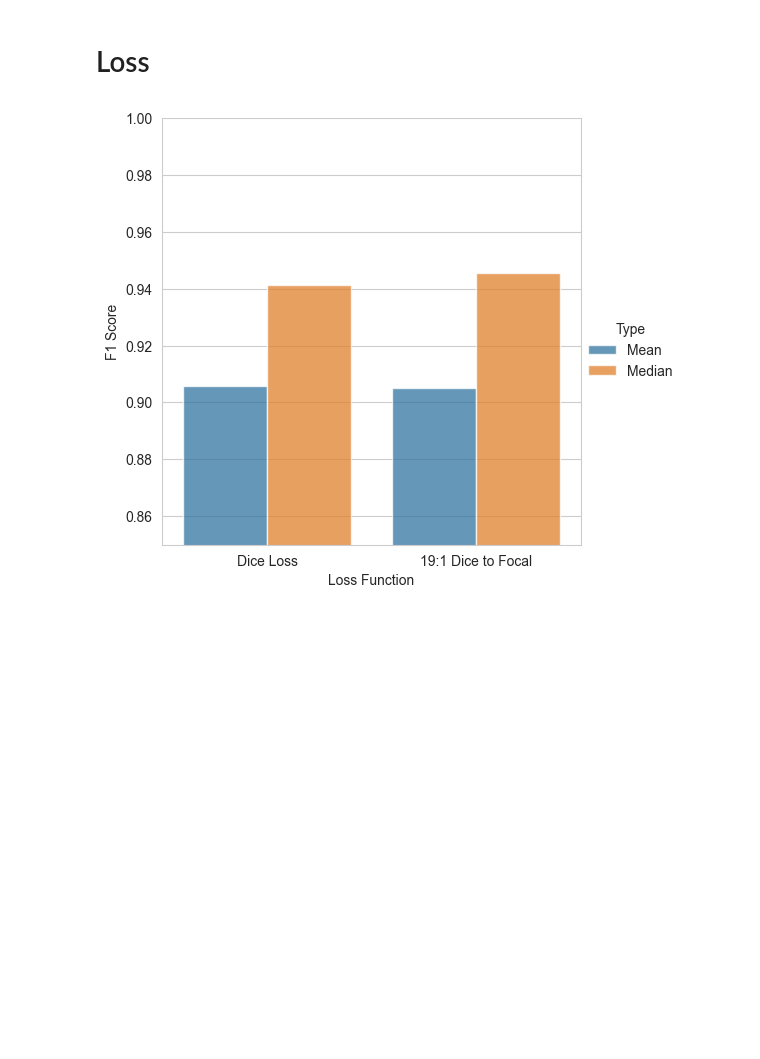
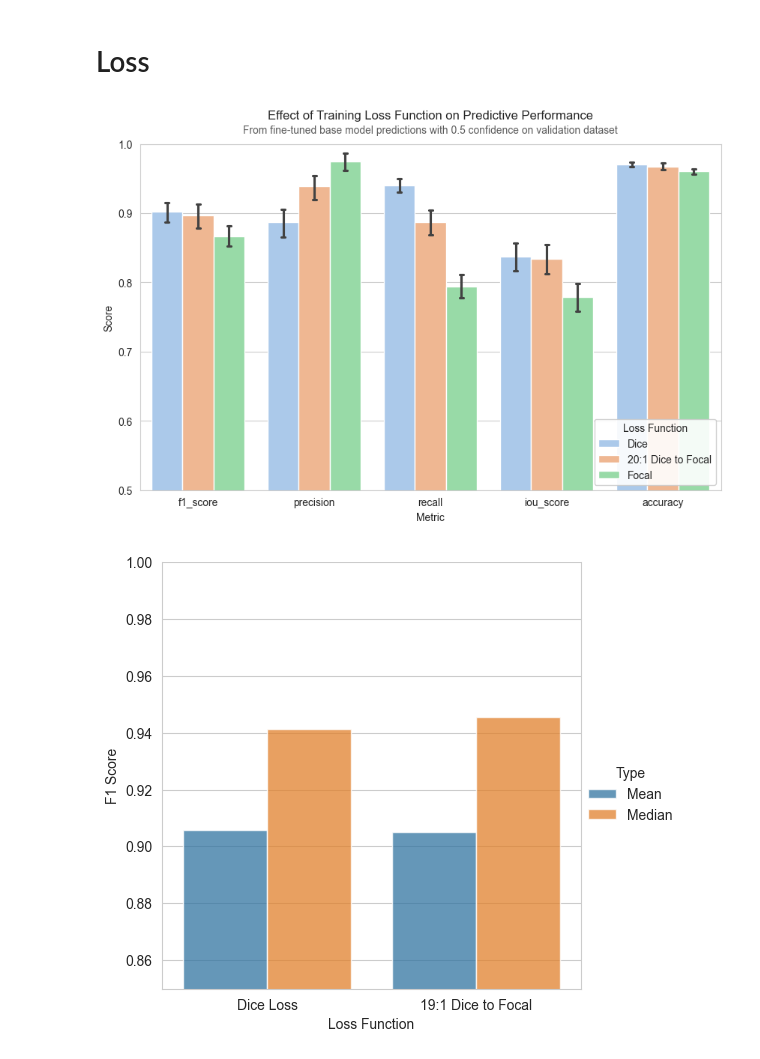
Before and after one commit to geo-smart/elwha_segmentation, a Jupyter notebook: book/experiments/plotting.ipynb, the cells around one changed output. Drawn from its saved outputs; the diff is of its cells as text; code cells hidden in the pictures; blank space fills up the shorter version.

```diff
--- a/book/experiments/plotting.ipynb
+++ b/book/experiments/plotting.ipynb
@@ -326,5 +327,46 @@ if (subtitle):
 # %% [markdown]
 # Loss
+# %%
+losses = ["dice", "19-1", "focal"]
+all_metrics = [
+    read_dict_from_file(f"./loss/metrics_base_AdamW_lr=7e-06_wd=0.0002_bs=5_mp=fp16_pts_3p0n_mm=mean_erode_loss={loss}_emm=mean.json")
+    for loss in losses
+]
+# %%
+loss_functions = ["Dice", "20:1 Dice to Focal", "Focal"]
+data = []
+
+for index, metrics in enumerate(all_metrics):
+    for metric, values in metrics.items():
+        for value in values:
+            data.append({
+                "Loss Function": loss_functions[index],
+                "Metric": metric,
+                "Score": value,
+            })
+
+df = pd.DataFrame(data)
+
+plt.figure(figsize=(10, 6))
+bar_plot = sns.barplot(x="Metric", y="Score", hue="Loss Function", data=df, errorbar="ci", capsize=0.1, palette="pastel")
+bar_plot.set_xlabel("Metric")
+bar_plot.set_ylabel("Score")
+plt.ylim([0.5, 1])
+
+title = "Effect of Training Loss Function on Predictive Performance"
+subtitle = "From fine-tuned base model predictions with 0.5 confidence on validation dataset"
+if (title):
+    pad = 24 if subtitle else None
+    plt.title(title, pad=pad)
+if (subtitle):
+    subtitle_x = 2
+    subtitle_y = plt.gca().get_ylim()[1] * 1.0125
+    plt.text(x=subtitle_x, y=subtitle_y, s=subtitle, fontsize=10, alpha=0.75, ha="center", va="bottom")
+
+plt.legend(title="Loss Function", loc="lower right", framealpha=0.9)
+plt.show()
+# %% [output]
+[figure, added]
 # %%
 import itertools
 
```
Also changed, not shown: parts of 3 cells of this notebook, 4 other files.
